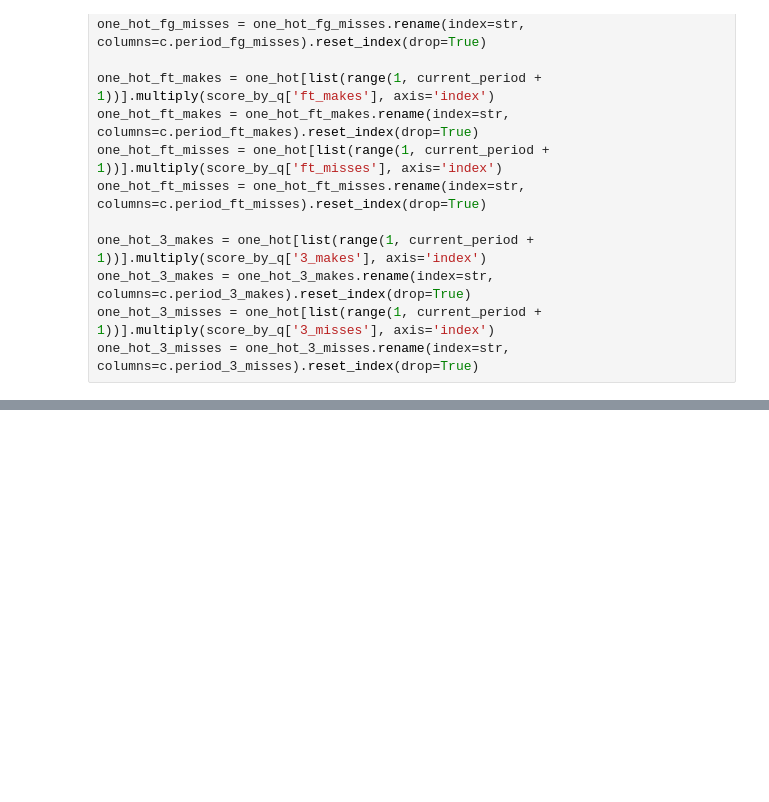
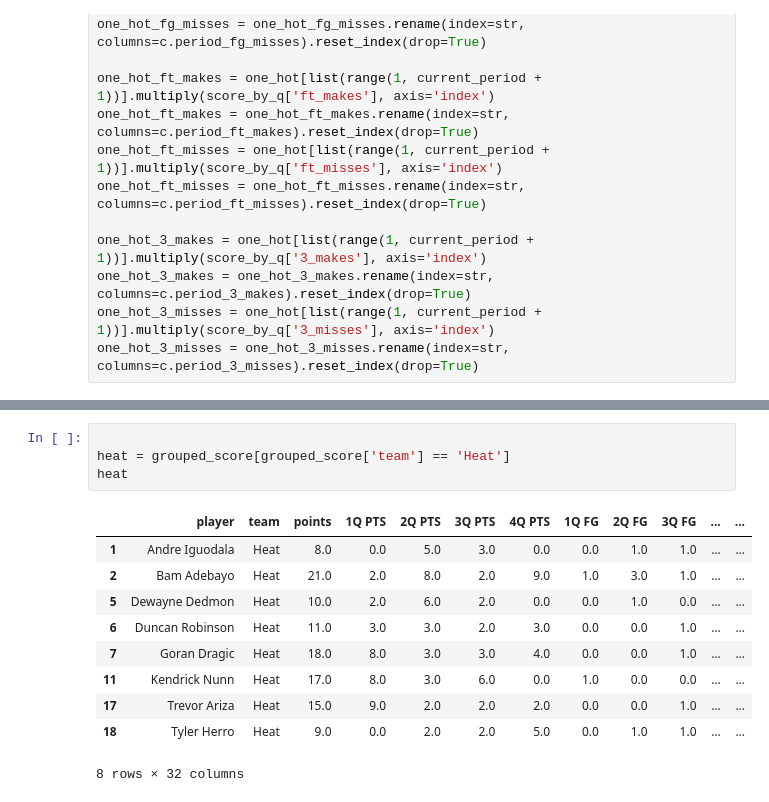
Before and after one commit to gatorsgonnagait/Sangolytics, a Jupyter notebook: Test.ipynb, the cells around one changed output, grey strips where cells are left out. Drawn from its saved outputs; the diff is of its cells as text; blank space fills up the shorter version.

```diff
--- a/Test.ipynb
+++ b/Test.ipynb
@@ -101,0 +225,15 @@ final
+# %%
+
+heat = grouped_score[grouped_score['team'] == 'Heat']
+heat
+# %% [output]
+|  | player | team | points | 1Q PTS | 2Q PTS | 3Q PTS | 4Q PTS | 1Q FG | 2Q FG | 3Q FG | ... | ... |
+| 1 | Andre Iguodala | Heat | 8.0 | 0.0 | 5.0 | 3.0 | 0.0 | 0.0 | 1.0 | 1.0 | ... | ... |
+| 2 | Bam Adebayo | Heat | 21.0 | 2.0 | 8.0 | 2.0 | 9.0 | 1.0 | 3.0 | 1.0 | ... | ... |
+| 5 | Dewayne Dedmon | Heat | 10.0 | 2.0 | 6.0 | 2.0 | 0.0 | 0.0 | 1.0 | 0.0 | ... | ... |
+| 6 | Duncan Robinson | Heat | 11.0 | 3.0 | 3.0 | 2.0 | 3.0 | 0.0 | 0.0 | 1.0 | ... | ... |
+| 7 | Goran Dragic | Heat | 18.0 | 8.0 | 3.0 | 3.0 | 4.0 | 0.0 | 0.0 | 1.0 | ... | ... |
+| 11 | Kendrick Nunn | Heat | 17.0 | 8.0 | 3.0 | 6.0 | 0.0 | 1.0 | 0.0 | 0.0 | ... | ... |
+| 17 | Trevor Ariza | Heat | 15.0 | 9.0 | 2.0 | 2.0 | 2.0 | 0.0 | 0.0 | 1.0 | ... | ... |
+| 18 | Tyler Herro | Heat | 9.0 | 0.0 | 2.0 | 2.0 | 5.0 | 0.0 | 1.0 | 1.0 | ... | ... |
+8 rows × 32 columns
```
Also changed, not shown: parts of 17 cells of this notebook, 2 other files.
